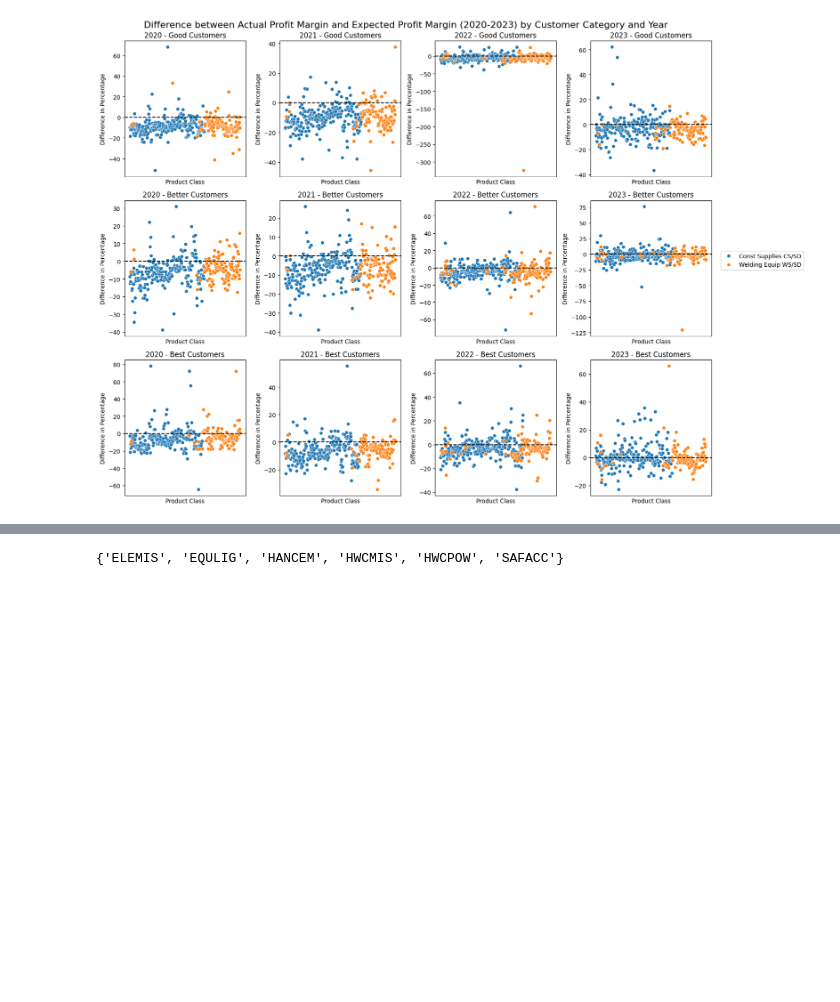
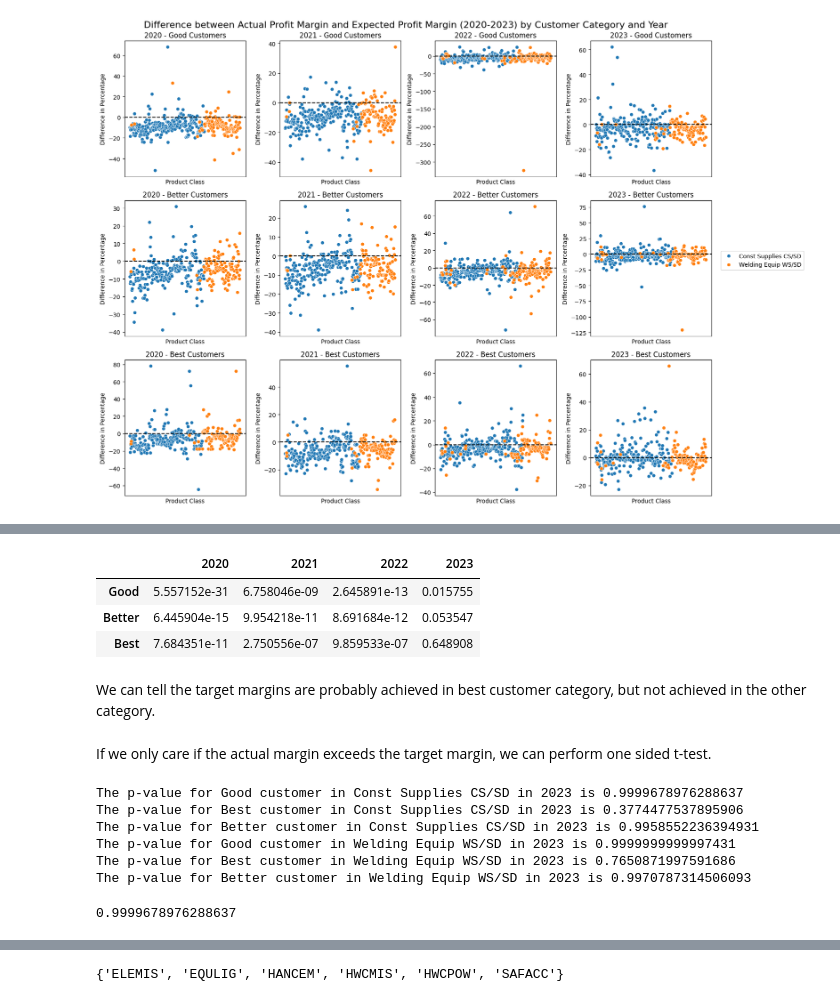
Before and after one commit to PomeloWu99/Capstone, a Jupyter notebook: 03 Code/Notebooks/Profit_Margin_Validation.ipynb, the cells around one changed output, grey strips where cells are left out. Drawn from its saved outputs; the diff is of its cells as text; code cells hidden in the pictures; blank space fills up the shorter version.

```diff
--- a/03 Code/Notebooks/Profit_Margin_Validation.ipynb
+++ b/03 Code/Notebooks/Profit_Margin_Validation.ipynb
@@ -309,0 +363,18 @@ plt.show()
+# %%
+def item_test(df, group, customer_category, year):
+  # Filter the DataFrame
+  filtered_df = df.loc[(df['Group'] == group) & (df['Category'] == customer_category) & (df['Year'] == year)]
+
+  # Now perform the t-test with the cleaned DataFrame
+  t_statistic, p_value = stats.ttest_rel(filtered_df['Profit_Margin'], filtered_df['Target Margin'])
+  return p_value
+# %%
+welding_p_value = {2020:[],2021:[],2022:[],2023:[]}
+for i in final_df_20_23_median['Group'].unique():
+  for j in ['Good','Better','Best']:
+    print(j)
+    for k in final_df_20_23_median['Year'].unique():
+      res = item_test(final_df_20_23_median, i, j,k)
+      print(f'The p-value for {j} customer in {i} in {k} is {res}')
+      if i == 'Const Supplies CS/SD':
+        welding_p_value[k].append(res)
@@ -309,0 +399,13 @@ plt.show()
+# %%
+result = pd.DataFrame(welding_p_value)
+result.index = ['Good','Better','Best']
+result
+# %% [output]
+|  | 2020 | 2021 | 2022 | 2023 |
+| Good | 5.557152e-31 | 6.758046e-09 | 2.645891e-13 | 0.015755 |
+| Better | 6.445904e-15 | 9.954218e-11 | 8.691684e-12 | 0.053547 |
+| Best | 7.684351e-11 | 2.750556e-07 | 9.859533e-07 | 0.648908 |
+# %% [markdown]
+We can tell the target margins are probably achieved in best customer category, but not achieved in the other category.
+# %% [markdown]
+If we only care if the actual margin exceeds the target margin, we can perform one sided t-test.
@@ -310 +421,16 @@ plt.show()
+# %%
+for i in final_df_23_median['Item Group'].unique():
+  for j in final_df_23_median['Customer Category'].unique():
+    print(f'The p-value for {j} customer in {i} in 2023 is {one_sided_ttest(final_df_23_median, i, j)}')
+# %% [output]
+The p-value for Good customer in Const Supplies CS/SD in 2023 is 0.9999678976288637
+The p-value for Best customer in Const Supplies CS/SD in 2023 is 0.3774477537895906
+The p-value for Better customer in Const Supplies CS/SD in 2023 is 0.9958552236394931
+The p-value for Good customer in Welding Equip WS/SD in 2023 is 0.9999999999997431
+The p-value for Best customer in Welding Equip WS/SD in 2023 is 0.7650871997591686
+The p-value for Better customer in Welding Equip WS/SD in 2023 is 0.9970787314506093
+# %%
+one_sided_ttest(final_df_23_median, 'Const Supplies CS/SD', 'Good')
+# %% [output]
+0.9999678976288637
 # %% [markdown]
```
Also changed, not shown: parts of 16 cells of this notebook.
